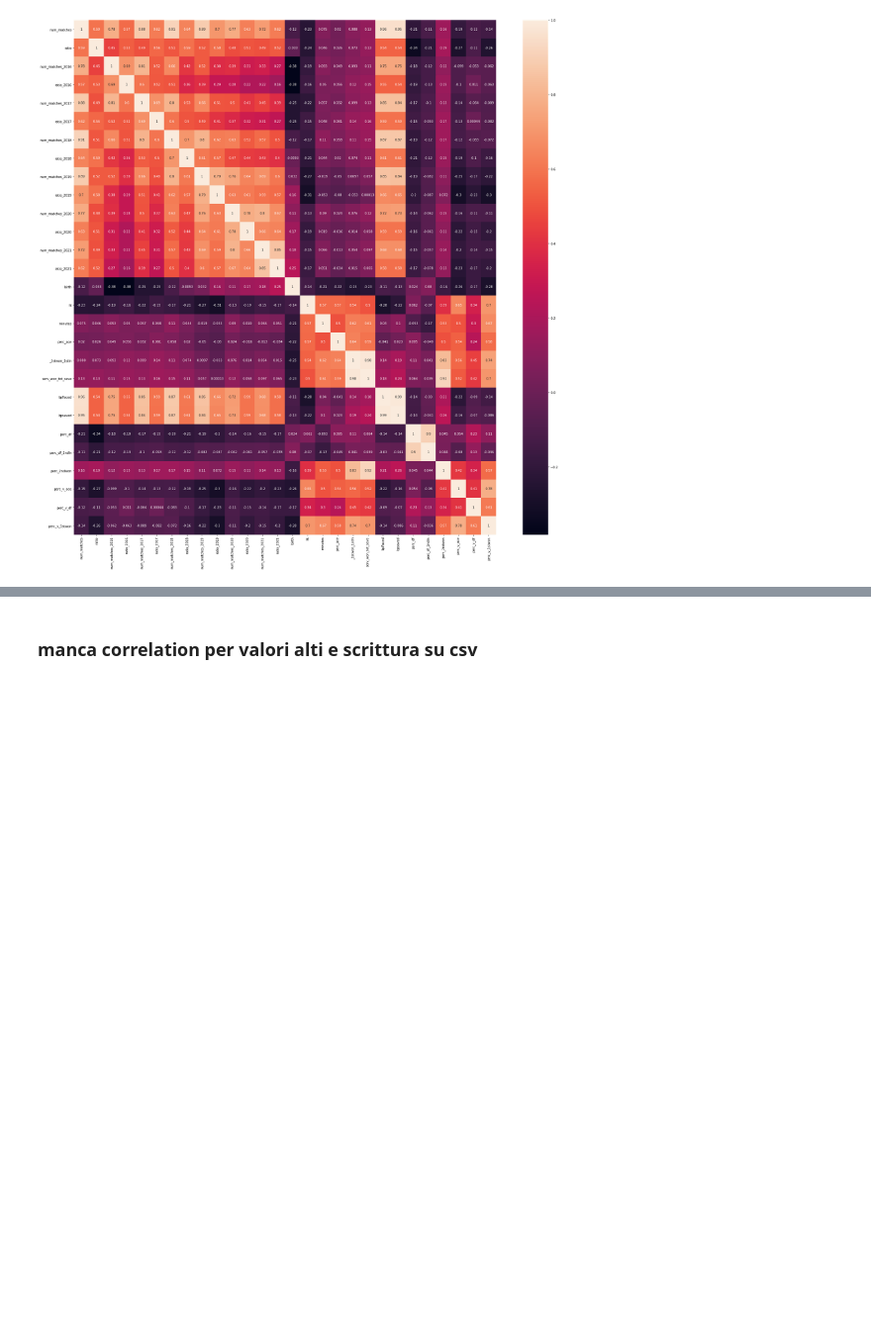
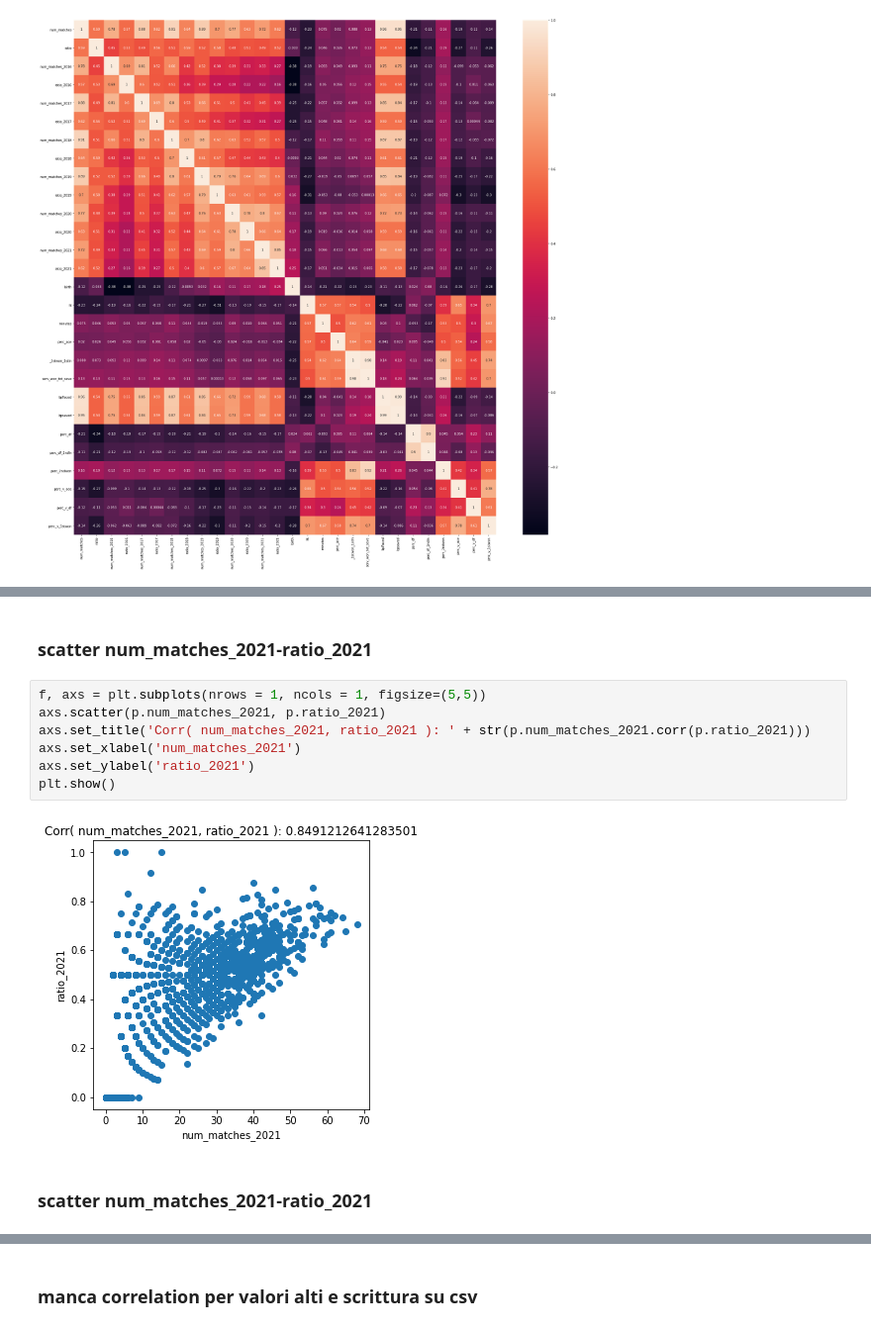
Before and after one commit to OrnelaDanushi/DM-project21, a Jupyter notebook: 4_Data_Preparation.ipynb, the cells around one changed output, grey strips where cells are left out. Shown at 99% size. Saved outputs shown, nothing was run; the diff lists cells and outputs as text; blank space fills up the shorter version.

```diff
--- a/4_Data_Preparation.ipynb
+++ b/4_Data_Preparation.ipynb
@@ -1096,0 +1108,13 @@ plt.show()
+# %% [markdown]
+### scatter num_matches_2021-ratio_2021
+# %%
+f, axs = plt.subplots(nrows = 1, ncols = 1, figsize=(5,5))
+axs.scatter(p.num_matches_2021, p.ratio_2021)
+axs.set_title('Corr( num_matches_2021, ratio_2021 ): ' + str(p.num_matches_2021.corr(p.ratio_2021)))
+axs.set_xlabel('num_matches_2021')
+axs.set_ylabel('ratio_2021')
+plt.show()
+# %% [output]
+[figure, added]
+# %% [markdown]
+### scatter num_matches_2021-ratio_2021
```
Also changed, not shown: parts of 4 cells of this notebook.
